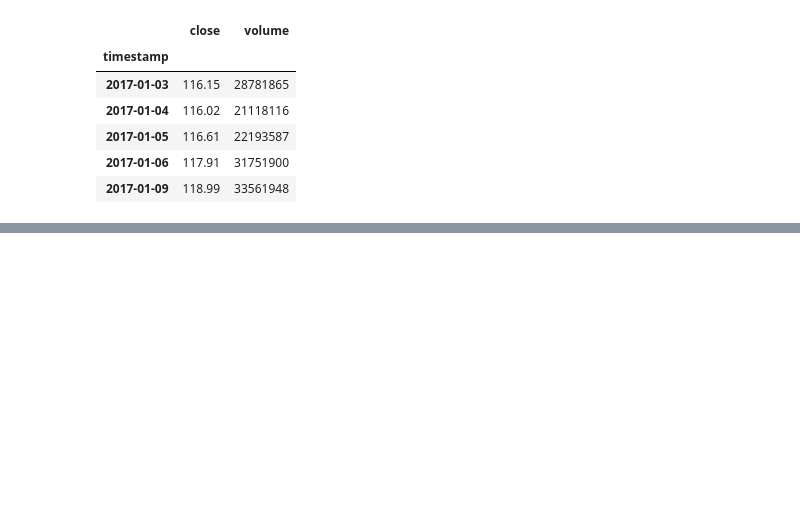
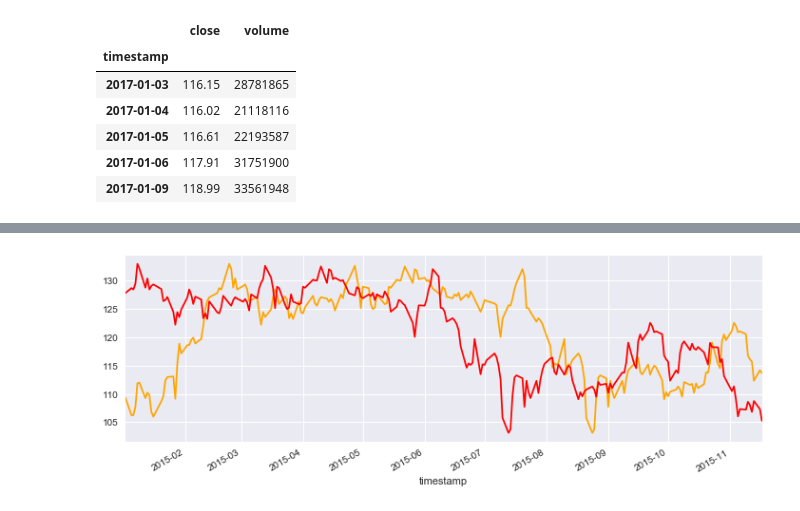
Before and after one commit to timothyyu/pr1-apple-stock-analysis, a Jupyter notebook: main_restructure.ipynb, the cells around one changed output, grey strips where cells are left out. Saved outputs shown, nothing was run; the diff lists cells and outputs as text; code cells hidden in the pictures; blank space fills up the shorter version.

Commit message:
straight lin.reg added for price prediction test; shift -30 days

```diff
--- a/main_restructure.ipynb
+++ b/main_restructure.ipynb
@@ -94,6 +94,6 @@ stock_2017.head()
 | 2017-01-09 | 118.99 | 33561948 |
 # %%
 # Merge RSI values into close + volume price into dataframe
-stock_2017.join(rsi_2017, how= 'inner')
-stock_2016.join(rsi_2016, how= 'inner')
-stock_2015.join(rsi_2015, how= 'inner')
+stock_2017=stock_2017.join(rsi_2017, how= 'inner')
+stock_2016=stock_2016.join(rsi_2016, how= 'inner')
+stock_2015=stock_2015.join(rsi_2015, how= 'inner')
@@ -119,0 +114,8 @@ stock_2015.join(rsi_2015, how= 'inner')
+# %%
+forecast_out = int(30)
+
+# predictions shifted 30 days/units up/backwards:
+    # pandas shift() function, negative value used
+stock_2015['prediction'] = stock_2015[['close']].shift(-forecast_out)
+
+stock_2015.head()
@@ -119,0 +141,5 @@ stock_2015.join(rsi_2015, how= 'inner')
+# %%
+# Drop rows/last 30 day shift with NaN values
+stock_2015.dropna(inplace=True)
+# Verify NaN drop of rows
+stock_2015.tail()
@@ -119,0 +248,6 @@ stock_2015.join(rsi_2015, how= 'inner')
+# %%
+stock_2015['close'].plot(figsize=(12, 4), color="orange")
+stock_2015['prediction'].plot(figsize=(12, 4), color="red")
+plt.show()
+# %% [output]
+[figure, added]
```
Also changed, not shown: parts of 22 cells of this notebook.
